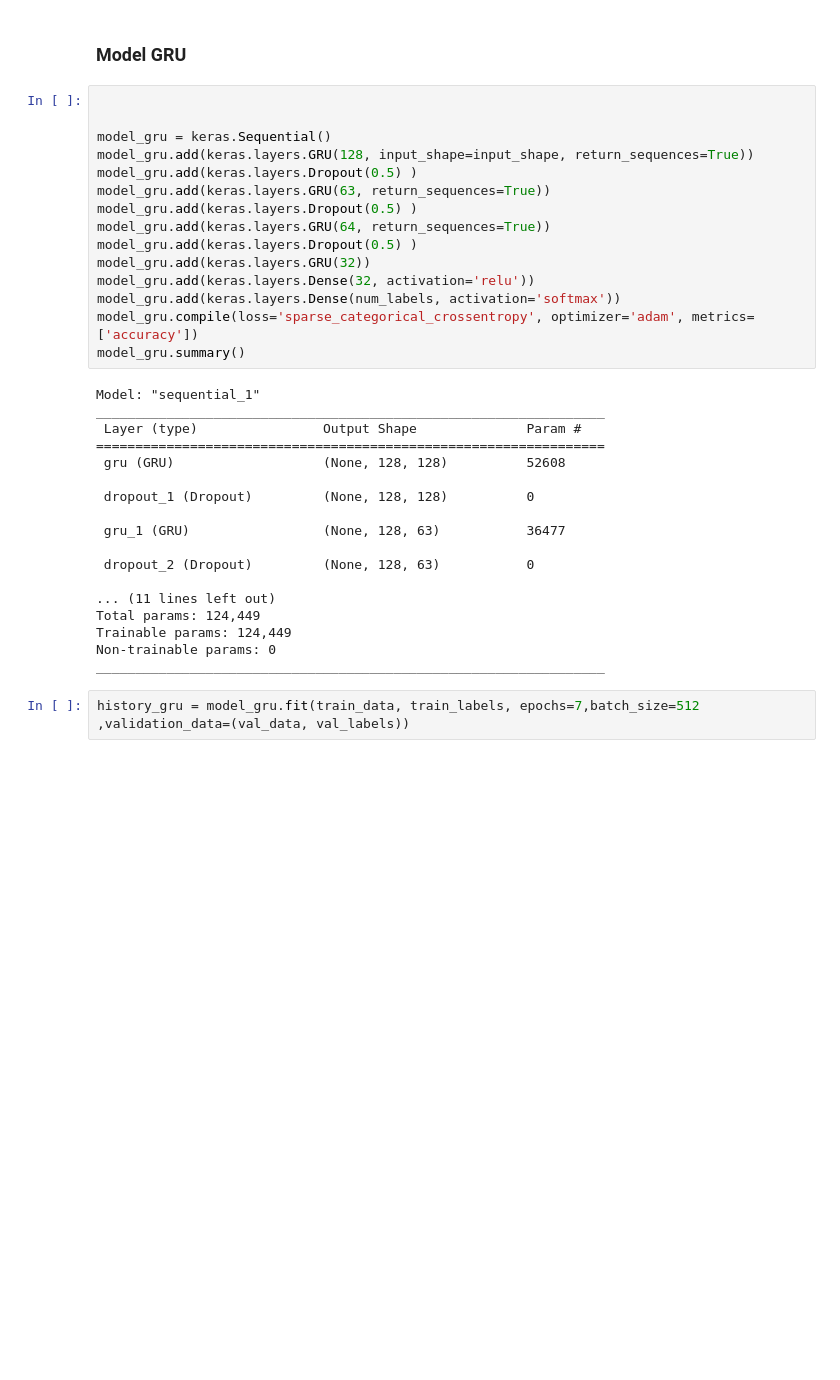
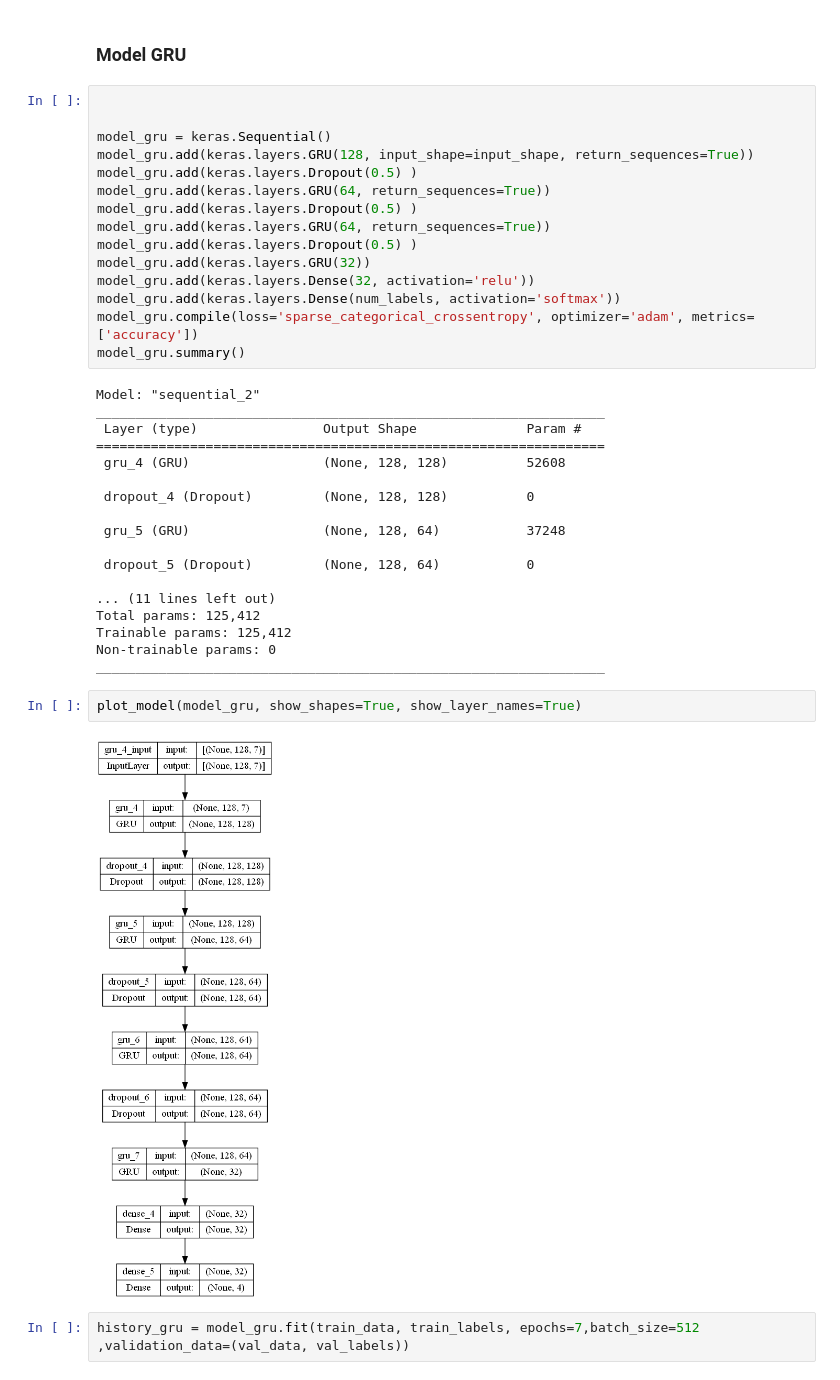
Before and after one commit to Enzo-hmdy/Secu_IOT_UQAC2, a Jupyter notebook: cleaning.ipynb, the cells around one changed output. Drawn from its saved outputs; the diff is of its cells as text; blank space fills up the shorter version.

```diff
--- a/cleaning.ipynb
+++ b/cleaning.ipynb
@@ -974,7 +974,7 @@ CNN2D_LSTM.evaluate(test_data, test_labels)
 model_gru = keras.Sequential()
 model_gru.add(keras.layers.GRU(128, input_shape=input_shape, return_sequences=True))
 model_gru.add(keras.layers.Dropout(0.5) )
-model_gru.add(keras.layers.GRU(63, return_sequences=True))
+model_gru.add(keras.layers.GRU(64, return_sequences=True))
 model_gru.add(keras.layers.Dropout(0.5) )
 model_gru.add(keras.layers.GRU(64, return_sequences=True))
 model_gru.add(keras.layers.Dropout(0.5) )
@@ -984,23 +984,27 @@ model_gru.add(keras.layers.Dense(num_labels, activation='softmax'))
 model_gru.compile(loss='sparse_categorical_crossentropy', optimizer='adam', metrics=['accuracy'])
 model_gru.summary()
 # %% [output]
-Model: "sequential_1"
+Model: "sequential_2"
 _________________________________________________________________
  Layer (type)                Output Shape              Param #
 =================================================================
- gru (GRU)                   (None, 128, 128)          52608
+ gru_4 (GRU)                 (None, 128, 128)          52608
 
- dropout_1 (Dropout)         (None, 128, 128)          0
+ dropout_4 (Dropout)         (None, 128, 128)          0
 
- gru_1 (GRU)                 (None, 128, 63)           36477
+ gru_5 (GRU)                 (None, 128, 64)           37248
 
- dropout_2 (Dropout)         (None, 128, 63)           0
+ dropout_5 (Dropout)         (None, 128, 64)           0
 
 ... (11 lines left out)
-Total params: 124,449
-Trainable params: 124,449
+Total params: 125,412
+Trainable params: 125,412
 Non-trainable params: 0
 _________________________________________________________________
+# %%
+plot_model(model_gru, show_shapes=True, show_layer_names=True)
+# %% [output]
+[figure, added]
 # %%
 history_gru = model_gru.fit(train_data, train_labels, epochs=7,batch_size=512 ,validation_data=(val_data, val_labels))
 # %% [output]
```
Also changed, not shown: parts of 2 cells of this notebook.
